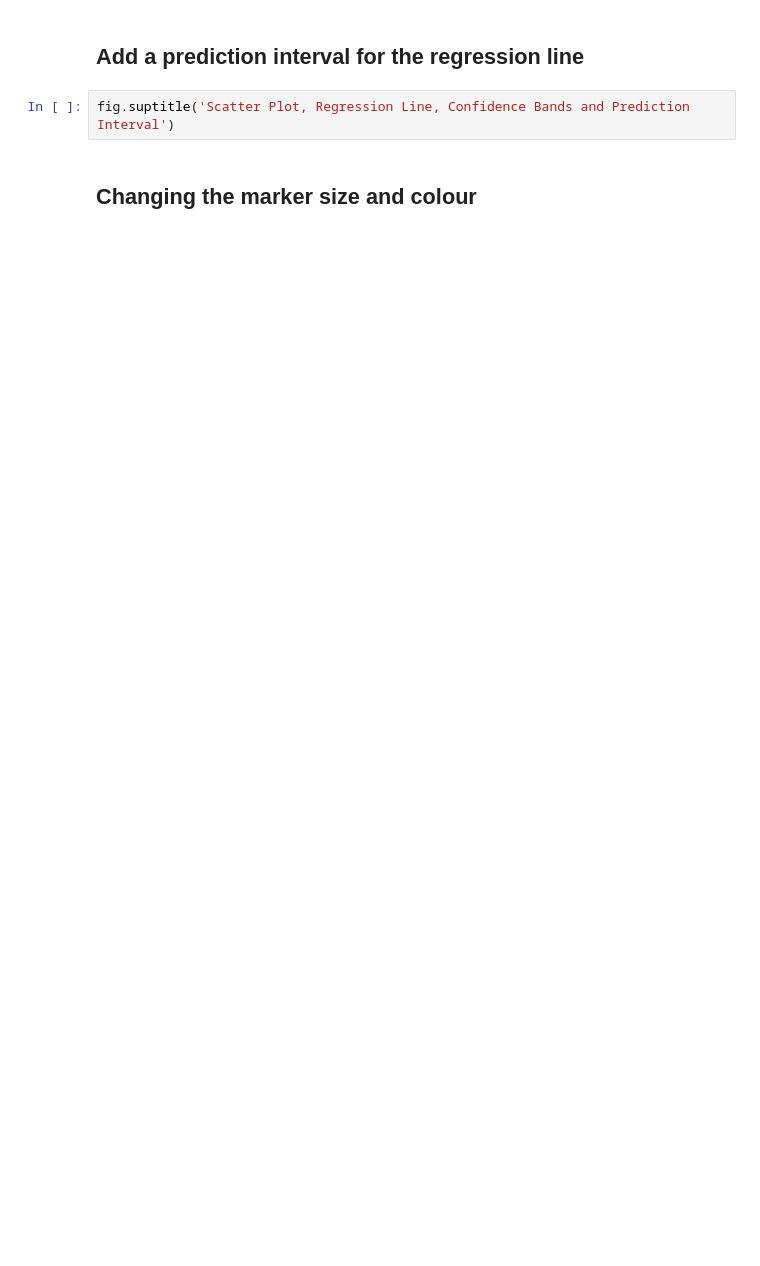
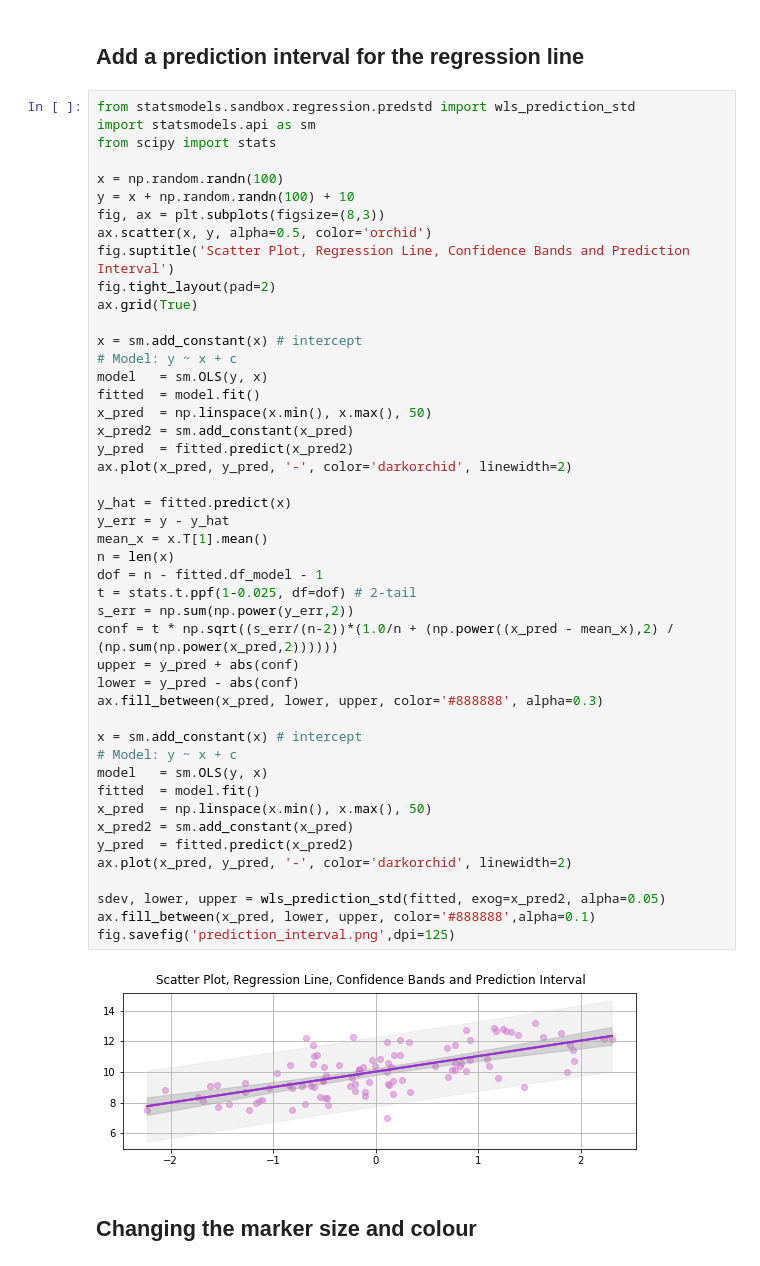
Before and after one commit to davidcdupuis/data-science, a Jupyter notebook: resources/notebooks/Matplotlib_Cheatsheet.ipynb, the cells around one changed output. Drawn from its saved outputs; the diff is of its cells as text; blank space fills up the shorter version.

```diff
--- a/resources/notebooks/Matplotlib_Cheatsheet.ipynb
+++ b/resources/notebooks/Matplotlib_Cheatsheet.ipynb
@@ -152,7 +183,53 @@ fig.suptitle('Scatter Plot, Regression Line and Confidence Bands')
 # %% [markdown]
 ## Add a prediction interval for the regression line
-# %%
-fig.suptitle('Scatter Plot, Regression Line, Confidence Bands and Prediction Interval')
+# %%
+from statsmodels.sandbox.regression.predstd import wls_prediction_std
+import statsmodels.api as sm
+from scipy import stats
+
+x = np.random.randn(100)
+y = x + np.random.randn(100) + 10
+fig, ax = plt.subplots(figsize=(8,3))
+ax.scatter(x, y, alpha=0.5, color='orchid')
+fig.suptitle('Scatter Plot, Regression Line, Confidence Bands and Prediction Interval')
+fig.tight_layout(pad=2)
+ax.grid(True)
+
+x = sm.add_constant(x) # intercept
+# Model: y ~ x + c
+model   = sm.OLS(y, x)
+fitted  = model.fit()
+x_pred  = np.linspace(x.min(), x.max(), 50)
+x_pred2 = sm.add_constant(x_pred)
+y_pred  = fitted.predict(x_pred2)
+ax.plot(x_pred, y_pred, '-', color='darkorchid', linewidth=2)
+
+y_hat = fitted.predict(x)
+y_err = y - y_hat
+mean_x = x.T[1].mean()
+n = len(x)
+dof = n - fitted.df_model - 1
+t = stats.t.ppf(1-0.025, df=dof) # 2-tail
+s_err = np.sum(np.power(y_err,2))
+conf = t * np.sqrt((s_err/(n-2))*(1.0/n + (np.power((x_pred - mean_x),2) / (np.sum(np.power(x_pred,2))))))
+upper = y_pred + abs(conf)
+lower = y_pred - abs(conf)
+ax.fill_between(x_pred, lower, upper, color='#888888', alpha=0.3)
+
+x = sm.add_constant(x) # intercept
+# Model: y ~ x + c
+model   = sm.OLS(y, x)
+fitted  = model.fit()
+x_pred  = np.linspace(x.min(), x.max(), 50)
+x_pred2 = sm.add_constant(x_pred)
+y_pred  = fitted.predict(x_pred2)
+ax.plot(x_pred, y_pred, '-', color='darkorchid', linewidth=2)
+
+sdev, lower, upper = wls_prediction_std(fitted, exog=x_pred2, alpha=0.05)
+ax.fill_between(x_pred, lower, upper, color='#888888',alpha=0.1)
+fig.savefig('prediction_interval.png',dpi=125)
+# %% [output]
+[figure, added]
 # %% [markdown]
 ## Changing the marker size and colour
 # %%
```
Also changed, not shown: parts of 16 cells of this notebook, 16 other files.
